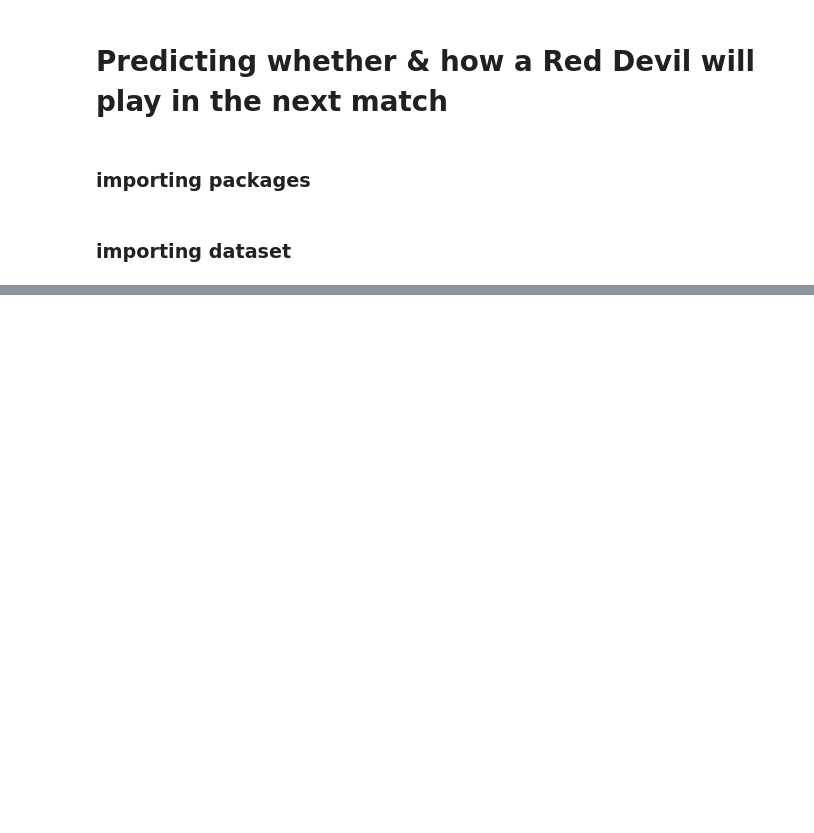
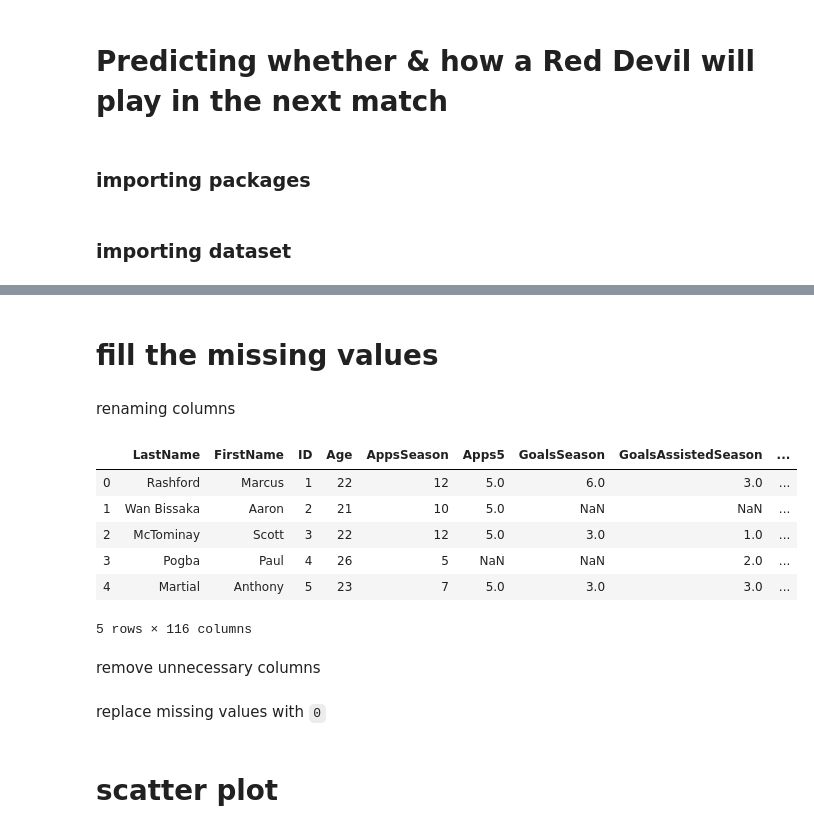
Before and after one commit to saikamat/ManUtd_Nov2019_Analytics, a Jupyter notebook: man_utd_player_next_match_performance.ipynb, the cells around one changed output, grey strips where cells are left out. Saved outputs shown, nothing was run; the diff lists cells and outputs as text; code cells hidden in the pictures; blank space fills up the shorter version.

Commit message:
adding more values & cleaning

```diff
--- a/man_utd_player_next_match_performance.ipynb
+++ b/man_utd_player_next_match_performance.ipynb
@@ -46,0 +77,37 @@ data.describe()
+# %% [markdown]
+# fill the missing values
+# %% [markdown]
+renaming columns
+# %%
+data.columns = ['LastName', 'FirstName', 'ID', 'Age', 'AppsSeason', 'Apps5',
+                'GoalsSeason', 'GoalsAssistedSeason', 'OGSeason', 'Goals5',
+                'GoalsAsst5', 'OG5', 'GoalsConcededSeason', 'CleanSheetsSeason',
+                'GoalsConceded5', 'CleanSheet5', 'SubsOnSeason', 'SubsOffSeason',
+                'SubsOn5', 'SubsOff5', 'Yellow1Season', 'Yellow2Season', 'RedSeason',
+                'Yellow5', 'Red5', 'PenaltySeason', 'Penalty5', 'MinGoalSeason',
+                'MinPlayedSeason', 'Min5', 'Injury', 'FormSeason', 'Form5',
+                'Country', 'Overall', 'Potential','ClubNameLastSeason', 'ClubLogo',
+                'Value', 'Wage', 'Special', 'Foot', 'Rep', 'WeakFoot', 'SkillMoves',
+                'WorkRate', 'BodyType', 'RealFace', 'Position', 'JerseyNo',
+                'Joined', 'LoanedFrom', 'ContractDeadline', 'Height', 'Weight',
+                'LS', 'ST', 'RS', 'LW', 'LF', 'CF', 'RF', 'RW', 'LAM', 'CAM', 'RAM',
+                'LM', 'LCM', 'CM', 'RCM', 'RM', 'LWB', 'LDM', 'CDM', 'RDM', 'RWB',
+                'LB', 'LCB', 'CB', 'RCB', 'RB', 'Crossing', 'Finishing', 'HeadingAccuracy',
+                'ShortPassing', 'Volleys', 'Dribbling', 'Curve', 'FKAccuracy',
+                'LongPassing', 'BallControl', 'Acceleration', 'SprintSpeed',
+                'Agility', 'Reactions', 'Balance', 'ShotPower', 'Jumping',
+                'Stamina', 'Strength', 'LongShots', 'Aggression', 'Interceptions',
+                'Positioning', 'Vision', 'Penalties', 'Composure', 'Marking',
+                'StandingTackle', 'SlidingTackle', 'GKDiving', 'GKHandling',
+                'GKKicking', 'GKPositioning', 'GKReflexes', 'ReleaseClause']
+data.head()
+# %% [output]
+|  | LastName | FirstName | ID | Age | AppsSeason | Apps5 | GoalsSeason | GoalsAssistedSeason | ... |
+| 0 | Rashford | Marcus | 1 | 22 | 12 | 5.0 | 6.0 | 3.0 | ... |
+| 1 | Wan Bissaka | Aaron | 2 | 21 | 10 | 5.0 | NaN | NaN | ... |
+| 2 | McTominay | Scott | 3 | 22 | 12 | 5.0 | 3.0 | 1.0 | ... |
+| 3 | Pogba | Paul | 4 | 26 | 5 | NaN | NaN | 2.0 | ... |
+| 4 | Martial | Anthony | 5 | 23 | 7 | 5.0 | 3.0 | 3.0 | ... |
+5 rows × 116 columns
+# %% [markdown]
+remove unnecessary columns
@@ -46,0 +116,2 @@ data.describe()
+# %% [markdown]
+replace missing values with `0`
@@ -47,3 +120,5 @@ data.describe()
+# %% [markdown]
+# scatter plot
 # %%
 def scatter_plot(xlabel, ylabel):
     plt.scatter(data[xlabel], data[ylabel])
```
Also changed, not shown: parts of 15 cells of this notebook, 1 other file.
